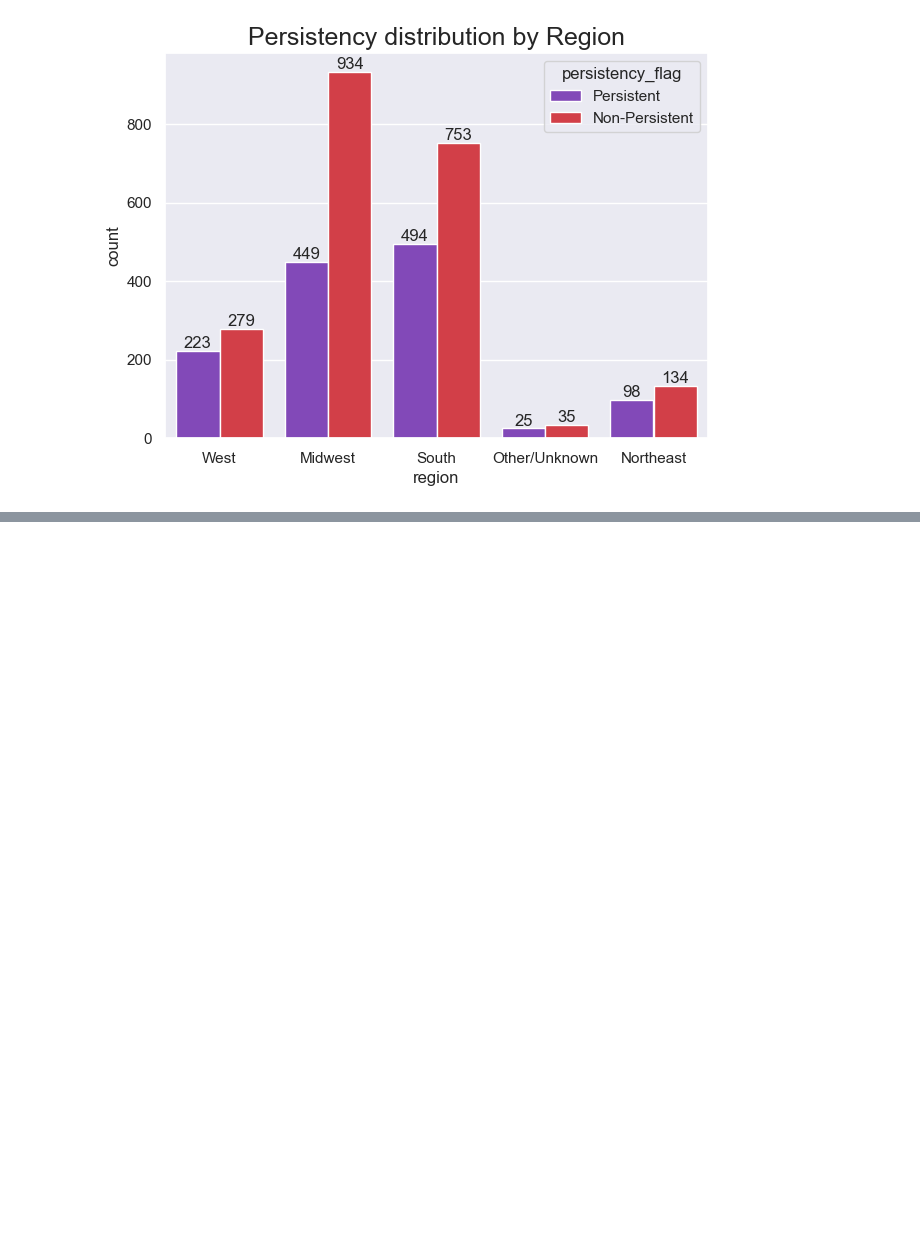
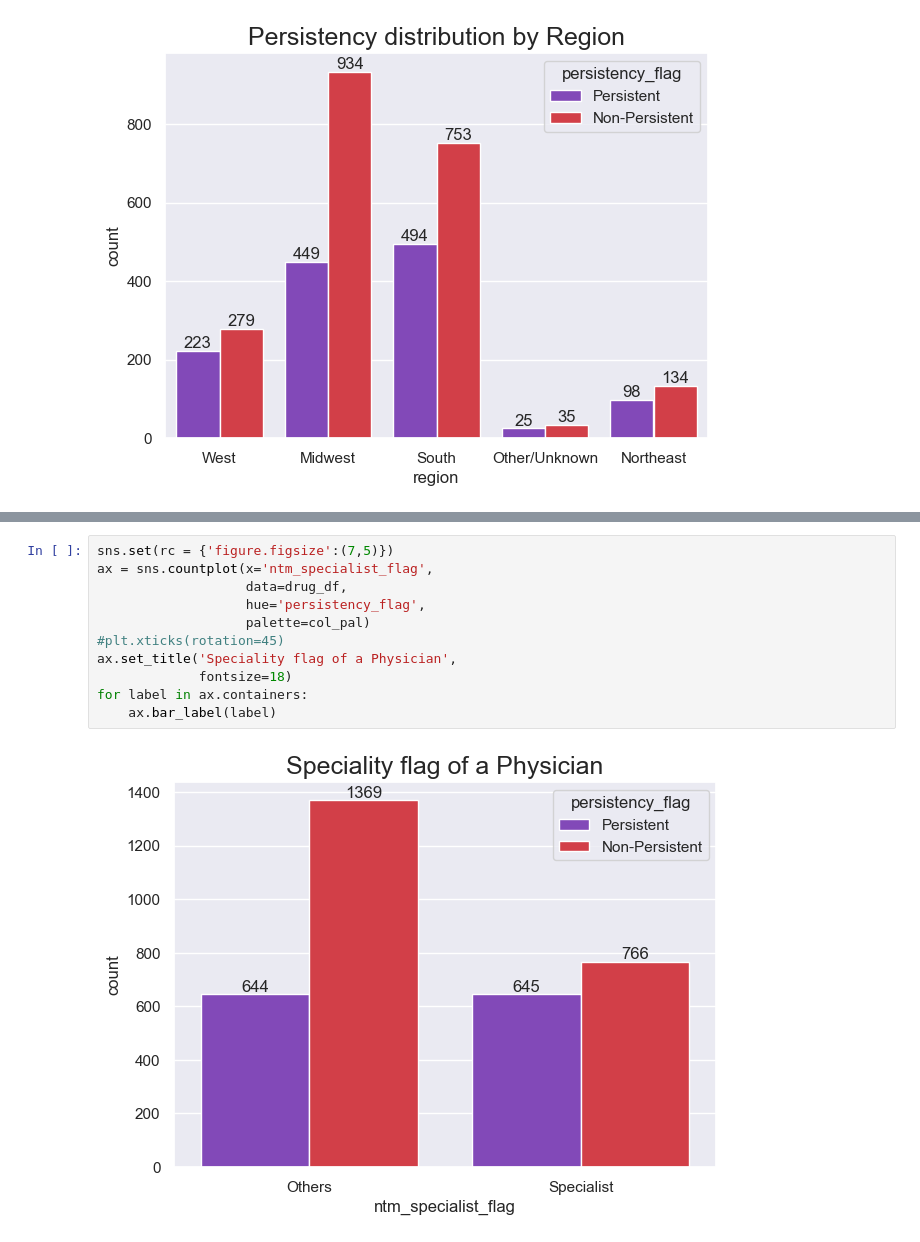
Before and after one commit to shezkh/Healthcare-Project, a Jupyter notebook: src/Data_Exploration_Ashish.ipynb, the cells around one changed output, grey strips where cells are left out. Drawn from its saved outputs; the diff is of its cells as text; blank space fills up the shorter version.

```diff
--- a/src/Data_Exploration_Ashish.ipynb
+++ b/src/Data_Exploration_Ashish.ipynb
@@ -73,0 +158,13 @@ for label in ax.containers:
+# %%
+sns.set(rc = {'figure.figsize':(7,5)})
+ax = sns.countplot(x='ntm_specialist_flag',
+                   data=drug_df,
+                   hue='persistency_flag',
+                   palette=col_pal)
+#plt.xticks(rotation=45)
+ax.set_title('Speciality flag of a Physician',
+             fontsize=18)
+for label in ax.containers:
+    ax.bar_label(label)
+# %% [output]
+[figure, added]
```
Also changed, not shown: parts of 8 cells of this notebook.
